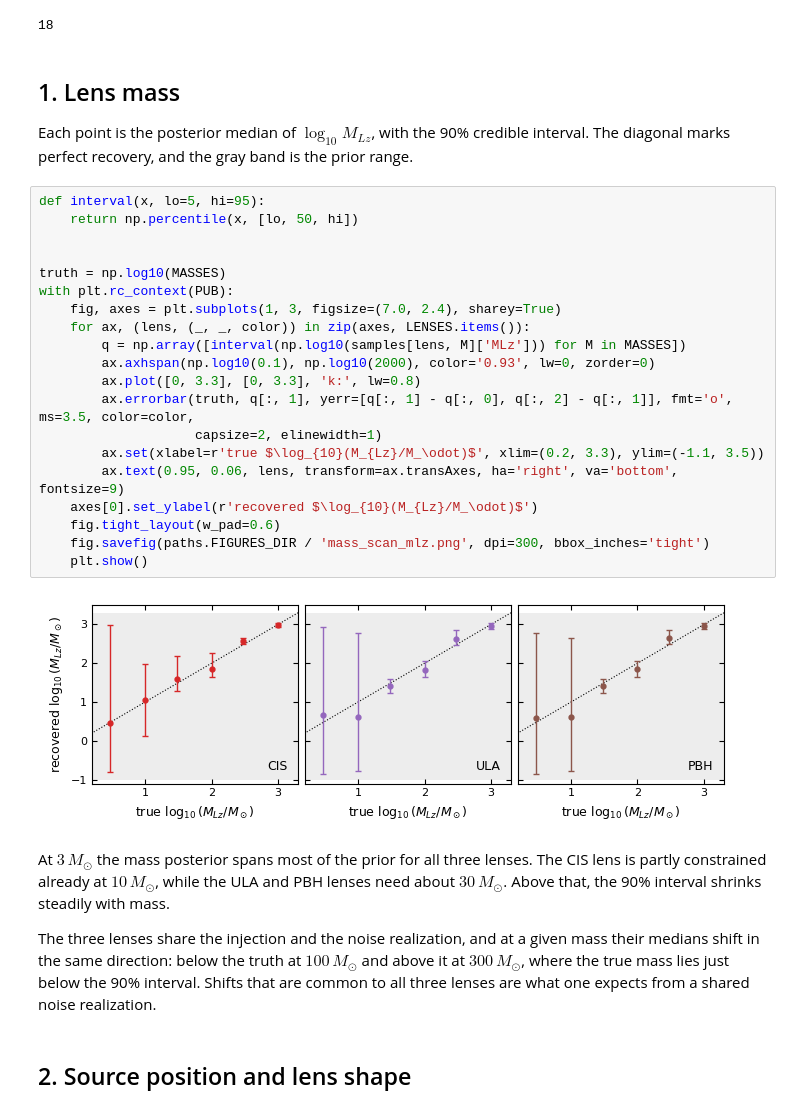
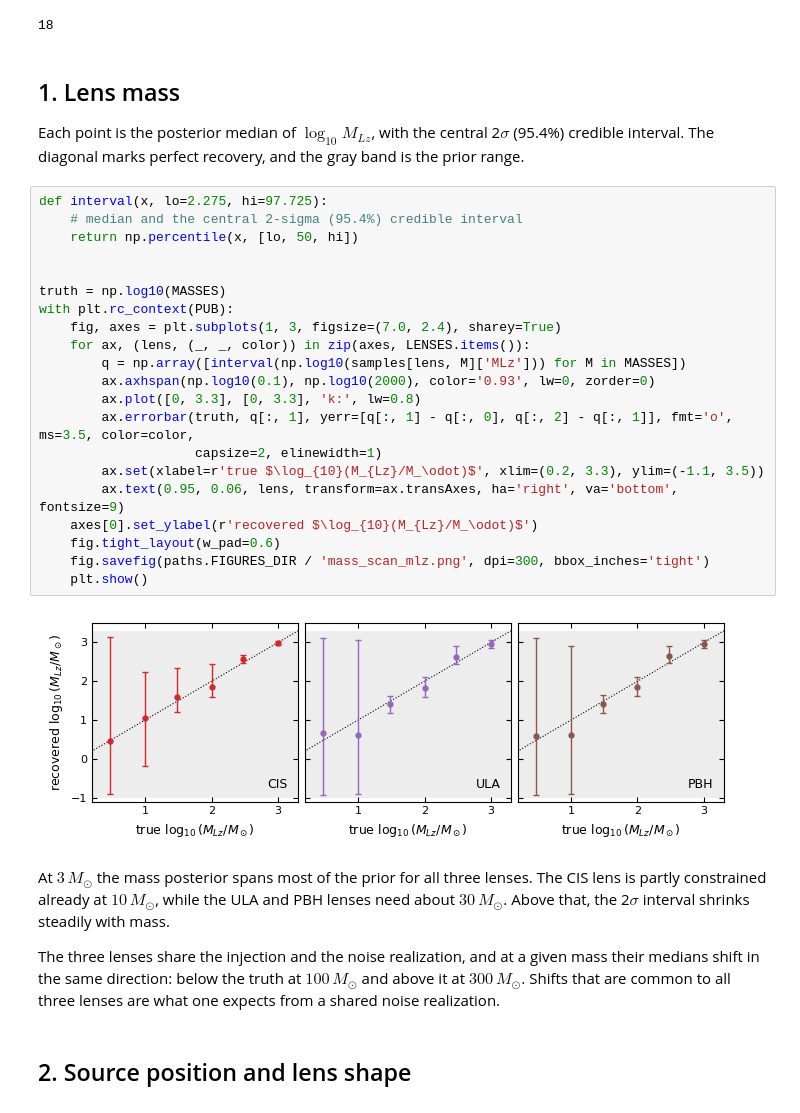
Before and after one commit to ninoephremidze/infer_with_FIONA, a Jupyter notebook: notebooks/03_mass_scans.ipynb, the cells around one changed output. Drawn from its saved outputs; the diff is of its cells as text.

Commit message:
Notebook 03: central 2-sigma (95.4%) credible intervals instead of 90%
Co-Authored-By: Claude Opus 5.5 <noreply@anthropic.com>

```diff
--- a/notebooks/03_mass_scans.ipynb
+++ b/notebooks/03_mass_scans.ipynb
@@ -64,33 +64,34 @@ len(samples)
 # %% [markdown]
 ## 1. Lens mass
 
-Each point is the posterior median of $\log_{10} M_{Lz}$, with the 90% credible interval. The diagonal marks perfect recovery, and the gray band is the prior range.
+Each point is the posterior median of $\log_{10} M_{Lz}$, with the central 2$\sigma$ (95.4%) credible interval. The diagonal marks perfect recovery, and the gray band is the prior range.
 # %%
-def interval(x, lo=5, hi=95):
+def interval(x, lo=2.275, hi=97.725):
+    # median and the central 2-sigma (95.4%) credible interval
     return np.percentile(x, [lo, 50, hi])
 
 
 truth = np.log10(MASSES)
 with plt.rc_context(PUB):
     fig, axes = plt.subplots(1, 3, figsize=(7.0, 2.4), sharey=True)
     for ax, (lens, (_, _, color)) in zip(axes, LENSES.items()):
         q = np.array([interval(np.log10(samples[lens, M]['MLz'])) for M in MASSES])
         ax.axhspan(np.log10(0.1), np.log10(2000), color='0.93', lw=0, zorder=0)
         ax.plot([0, 3.3], [0, 3.3], 'k:', lw=0.8)
         ax.errorbar(truth, q[:, 1], yerr=[q[:, 1] - q[:, 0], q[:, 2] - q[:, 1]], fmt='o', ms=3.5, color=color,
                     capsize=2, elinewidth=1)
         ax.set(xlabel=r'true $\log_{10}(M_{Lz}/M_\odot)$', xlim=(0.2, 3.3), ylim=(-1.1, 3.5))
         ax.text(0.95, 0.06, lens, transform=ax.transAxes, ha='right', va='bottom', fontsize=9)
     axes[0].set_ylabel(r'recovered $\log_{10}(M_{Lz}/M_\odot)$')
     fig.tight_layout(w_pad=0.6)
     fig.savefig(paths.FIGURES_DIR / 'mass_scan_mlz.png', dpi=300, bbox_inches='tight')
     plt.show()
 # %% [output]
-[figure, old version]
+[figure, new version]
 # %% [markdown]
-At $3\,M_\odot$ the mass posterior spans most of the prior for all three lenses. The CIS lens is partly constrained already at $10\,M_\odot$, while the ULA and PBH lenses need about $30\,M_\odot$. Above that, the 90% interval shrinks steadily with mass.
+At $3\,M_\odot$ the mass posterior spans most of the prior for all three lenses. The CIS lens is partly constrained already at $10\,M_\odot$, while the ULA and PBH lenses need about $30\,M_\odot$. Above that, the 2$\sigma$ interval shrinks steadily with mass.
 
-The three lenses share the injection and the noise realization, and at a given mass their medians shift in the same direction: below the truth at $100\,M_\odot$ and above it at $300\,M_\odot$, where the true mass lies just below the 90% interval. Shifts that are common to all three lenses are what one expects from a shared noise realization.
+The three lenses share the injection and the noise realization, and at a given mass their medians shift in the same direction: below the truth at $100\,M_\odot$ and above it at $300\,M_\odot$. Shifts that are common to all three lenses are what one expects from a shared noise realization.
 # %% [markdown]
 ## 2. Source position and lens shape
 # %%
```
Also changed, not shown: parts of 5 cells of this notebook.
